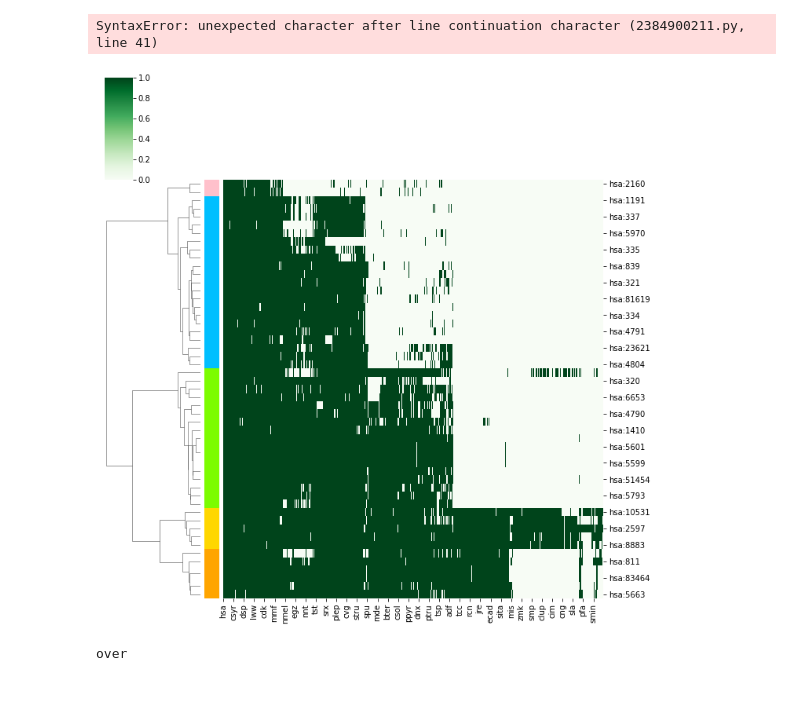
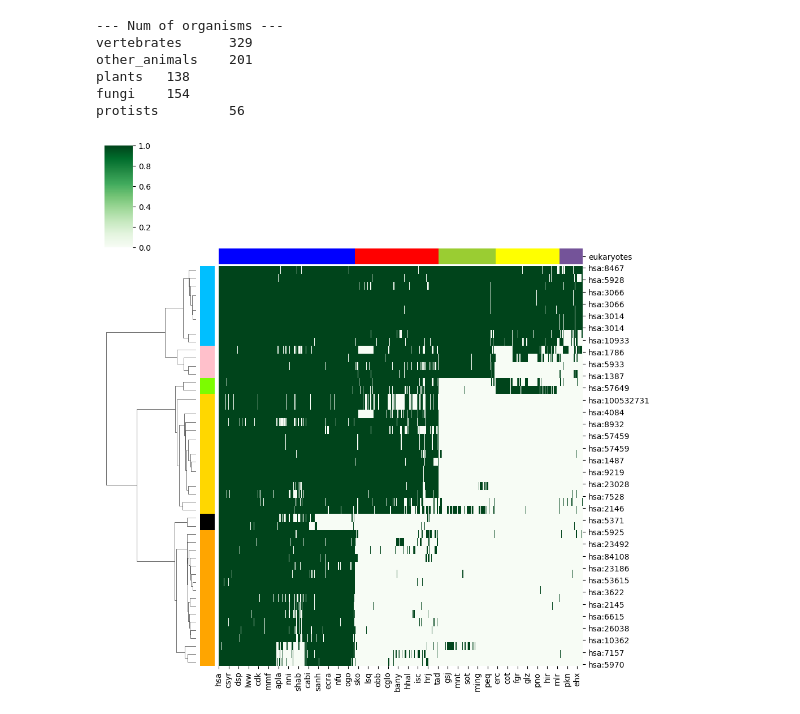
Before and after one commit to poopsegg/phylogenetic-profile-analysis, a Jupyter notebook: clustermap/clustermap.ipynb, the cells around one changed output. Drawn from its saved outputs; the diff is of its cells as text; code cells hidden in the pictures.

```diff
--- a/clustermap/clustermap.ipynb
+++ b/clustermap/clustermap.ipynb
@@ -8,6 +8,6 @@ import numpy as np
 # %%
 path="/Users/user/Desktop/练习用jupyter notebook/"
-data=path+"OM_profile_list_2.csv"
+data=path+"profile_list.csv"
 # %%
 df1 = pd.read_csv(data, index_col=0)
 df=df1.loc[ : , ~df1.columns.str.contains('Unnamed')]
@@ -52,23 +52,28 @@ def annotate_organisms(): # 生物分類の色つけ
           'other_animals\t', oth, '\n'\
           'plants\t', pla, '\n'\
           'fungi\t', fun, '\n'\
-          'protists\t', pro, '\n'\)
-    organlist['Eukaryotes'] = li
+          'protists\t', pro)
+    organlist['eukaryotes'] = li
     return organlist.set_index('Eukaryotes') # はじめの列をindexへ
 organisms_color = annotate_organisms()
 # %% [output]
-SyntaxError: unexpected character after line continuation character (2384900211.py, line 41)
+--- Num of organisms ---
+vertebrates      329
+other_animals    201
+plants   138
+fungi    154
+protists         56
 # %%
-threshold =18
-d=sch.distance.pdist(df)
-L = sch.linkage(d, method='ward')
+threshold =25 #グループ１,400# クラスタリング閾値
+row_linkage = linkage(distance.pdist(df), metric='euclidean', method="ward", optimal_ordering=True)
+#col_linkage = linkage(distance.pdist(df.T), metric='euclidean', method="ward", optimal_ordering=True)
 color_dict = {1:'pink', 2:'deepskyblue', 3:'lawngreen', 4:'gold',\
                     5:'orange', 6:'black', 7:'slategray'}
-col_label = sch.fcluster(L,threshold,criterion='distance')
+col_label = fcluster(row_linkage,threshold,criterion='distance')
 col_list = []
 for i in col_label:
     col_list.append(color_dict[i])
 # %%
-result=sns.clustermap(data=df,row_colors=col_list,method="ward",metric='euclidean',cmap=plt.get_cmap('Greens'),col_cluster = False)
+result=sns.clustermap(data=df,col_colors=organisms_color,row_colors=col_list,method="ward",metric='euclidean',cmap=plt.get_cmap('Greens'),col_cluster = False)
 # %% [output]
-[figure, old version]
+[figure, new version]
@@ -79,8 +80 @@ clustered_data.to_csv("/Users/user/Desktop/aband/tree/cluster_profile.csv")
-# %%
-file={'KEGG_ID':df.index,'culster':col_label}
-af_df=pd.DataFrame(file)
-af_df.to_csv("/Users/user/Desktop/aband/tree/class.csv")
-print("over")
-# %% [output]
-over
 # %%
```
Also changed, not shown: parts of 5 cells of this notebook.
